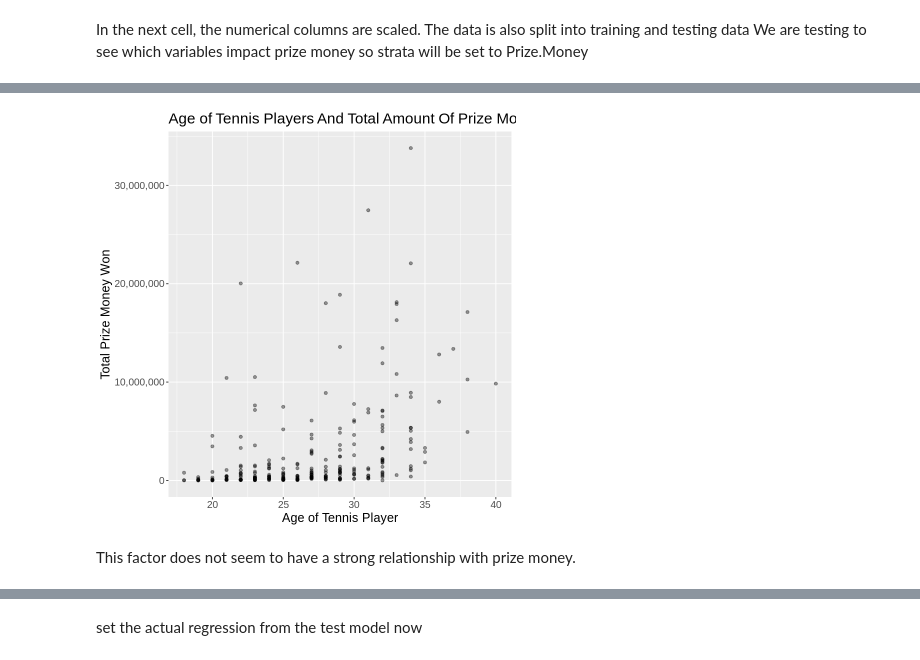
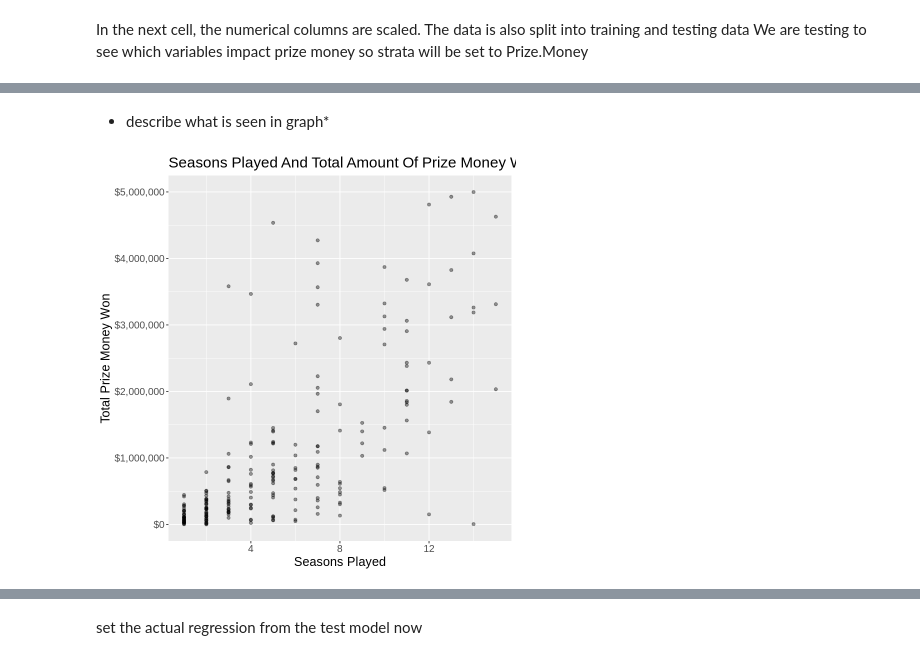
Before and after one commit to navg1250/dsci-project-report, a Jupyter notebook: redone_proposal.ipynb, the cells around one changed output, grey strips where cells are left out. Saved outputs shown, nothing was run; the diff lists cells and outputs as text; code cells hidden in the pictures.

Commit message:
made ggpairs and did regression for seasons and prize money won
change anything with the asterisks

```diff
--- a/redone_proposal.ipynb
+++ b/redone_proposal.ipynb
@@ -171,0 +134,14 @@ A tibble: 10 × 6
+# %%
+# change the column country from character to factor
+tennis_change_country <- mutate(tennis_remove_rows, Country = as.factor(Country)) %>%
+select(Age:Seasons) %>%
+na.omit()
+
+#filter for prize money less than $10,000,000 to remove outliers imapcting relationships
+tennis_clean <- tennis_change_country %>%
+    filter(Prize.Money < 5000000) %>%
+    select(Age, Current.Rank, Best.Rank, Prize.Money, Seasons, Country)
+
+tennis_clean_show <- tennis_clean %>%
+    slice(1:10)
+tennis_clean_show
@@ -190,14 +204,14 @@ In the next cells we perform exploratory analysis to see what factor might direc
+# %% [markdown]
+* describe what is seen in graph*
 # %%
-#outliers removed
-tennis_explore_age <- ggplot(tennis_train, aes(x = Age, y = Prize.Money))+
+#explore Seasons played and Total Prize Money won
+tennis_explore_prizemoney_seasons <- ggplot(tennis_train, aes(x = Seasons, y = Prize.Money))+
 geom_point(alpha = 0.4)+
-labs(x = "Age of Tennis Player",
+labs(x = "Seasons Played",
      y = "Total Prize Money Won",
-     title = "Age of Tennis Players And Total Amount Of Prize Money Won")+
-scale_y_continuous(labels = scales::comma)+
+     title = "Seasons Played And Total Amount Of Prize Money Won")+
+scale_y_continuous(labels = dollar_format())+
 theme(text = element_text(size=15))
-tennis_explore_age
+tennis_explore_prizemoney_seasons
 # %% [output]
-[figure, old version]
+[figure, new version]
-# %% [markdown]
-This factor does not seem to have a strong relationship with prize money.
```
Also changed, not shown: parts of 27 cells of this notebook.
